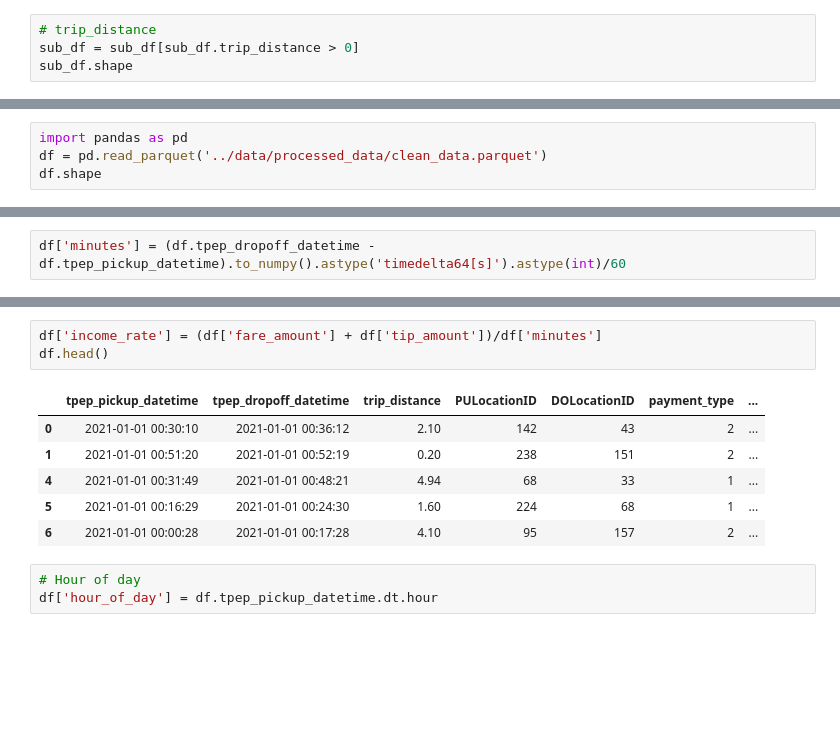
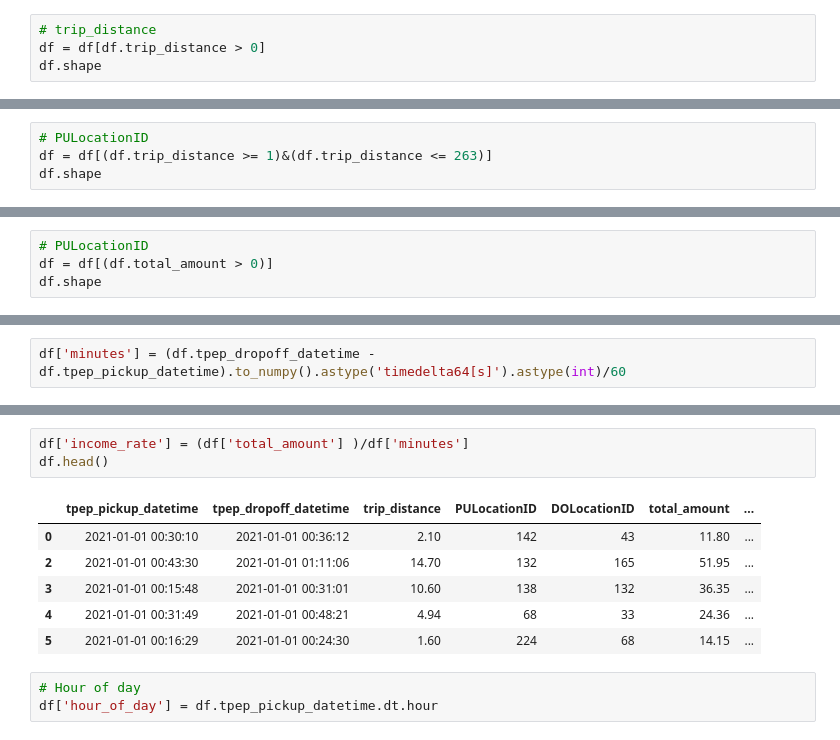
Before and after one commit to zhang558/MAST30034_Python, a Jupyter notebook: code/2.preprocessing.ipynb, the cells around one changed output, grey strips where cells are left out. Saved outputs shown, nothing was run; the diff lists cells and outputs as text; blank space fills up the shorter version.

Commit message:
merge tcl data and weather data and do some analysis

```diff
--- a/code/2.preprocessing.ipynb
+++ b/code/2.preprocessing.ipynb
@@ -44,5 +62,5 @@ dtype: int64
 # %%
 # trip_distance
-sub_df = sub_df[sub_df.trip_distance > 0]
-sub_df.shape
+df = df[df.trip_distance > 0]
+df.shape
 # %% [output]
@@ -232,4 +67,0 @@ removed_df.head()
-# %%
-import pandas as pd
-df = pd.read_parquet('../data/processed_data/clean_data.parquet')
-df.shape
@@ -237,0 +68,4 @@ df.shape
+# %%
+# PULocationID
+df = df[(df.trip_distance >= 1)&(df.trip_distance <= 263)]
+df.shape
@@ -237,0 +74,4 @@ df.shape
+# %%
+# PULocationID
+df = df[(df.total_amount > 0)]
+df.shape
@@ -249,13 +91,13 @@ df.head()
 # %%
-df['income_rate'] = (df['fare_amount'] + df['tip_amount'])/df['minutes']
+df['income_rate'] = (df['total_amount'] )/df['minutes']
 df.head()
 # %% [output]
-|  | tpep_pickup_datetime | tpep_dropoff_datetime | trip_distance | PULocationID | DOLocationID | payment_type | ... |
-| 0 | 2021-01-01 00:30:10 | 2021-01-01 00:36:12 | 2.10 | 142 | 43 | 2 | ... |
-| 1 | 2021-01-01 00:51:20 | 2021-01-01 00:52:19 | 0.20 | 238 | 151 | 2 | ... |
-| 4 | 2021-01-01 00:31:49 | 2021-01-01 00:48:21 | 4.94 | 68 | 33 | 1 | ... |
-| 5 | 2021-01-01 00:16:29 | 2021-01-01 00:24:30 | 1.60 | 224 | 68 | 1 | ... |
-| 6 | 2021-01-01 00:00:28 | 2021-01-01 00:17:28 | 4.10 | 95 | 157 | 2 | ... |
+|  | tpep_pickup_datetime | tpep_dropoff_datetime | trip_distance | PULocationID | DOLocationID | total_amount | ... |
+| 0 | 2021-01-01 00:30:10 | 2021-01-01 00:36:12 | 2.10 | 142 | 43 | 11.80 | ... |
+| 2 | 2021-01-01 00:43:30 | 2021-01-01 01:11:06 | 14.70 | 132 | 165 | 51.95 | ... |
+| 3 | 2021-01-01 00:15:48 | 2021-01-01 00:31:01 | 10.60 | 138 | 132 | 36.35 | ... |
+| 4 | 2021-01-01 00:31:49 | 2021-01-01 00:48:21 | 4.94 | 68 | 33 | 24.36 | ... |
+| 5 | 2021-01-01 00:16:29 | 2021-01-01 00:24:30 | 1.60 | 224 | 68 | 14.15 | ... |
 # %%
 # Hour of day
 df['hour_of_day'] = df.tpep_pickup_datetime.dt.hour
```
Also changed, not shown: parts of 74 cells of this notebook, 1 other file.
